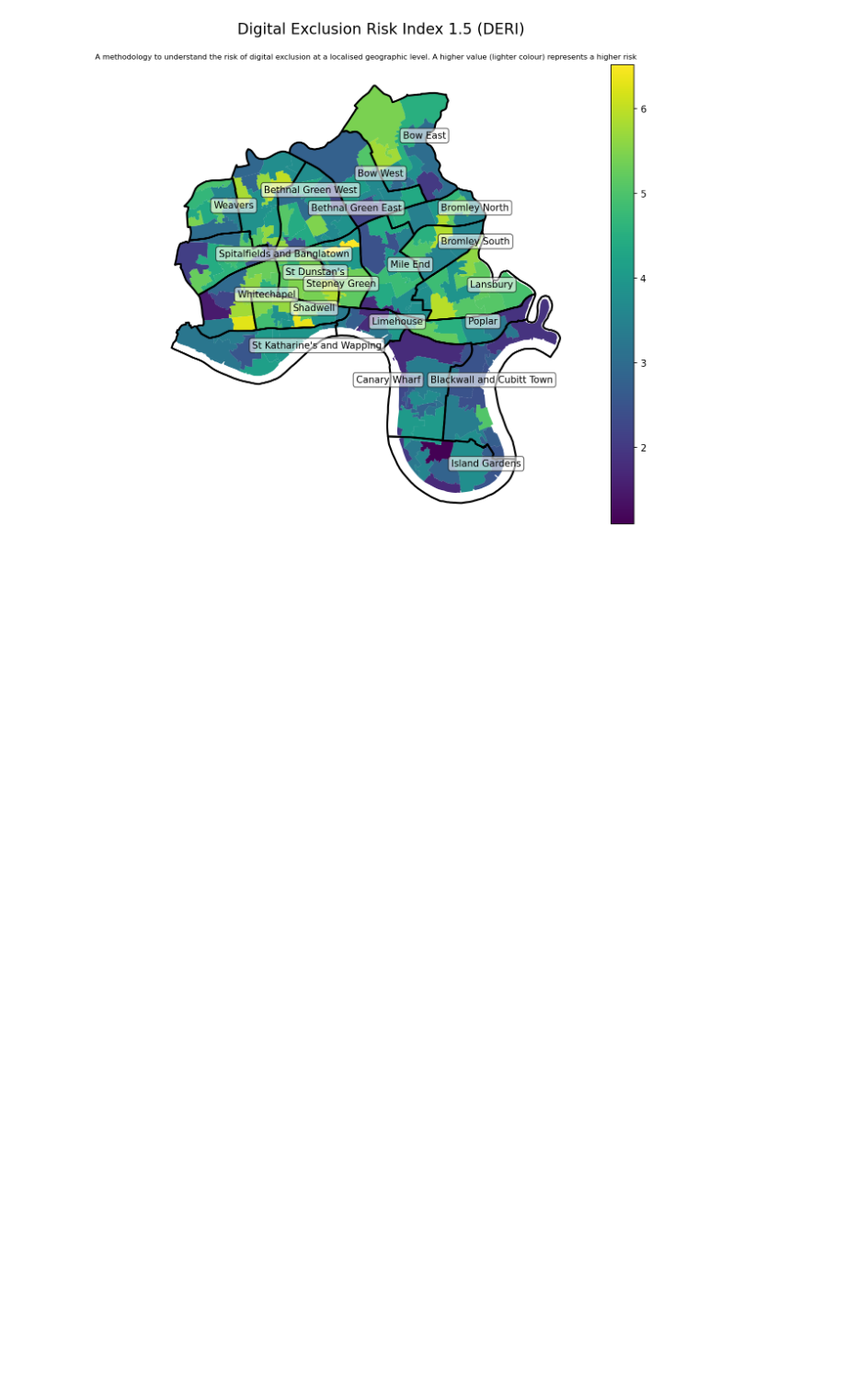
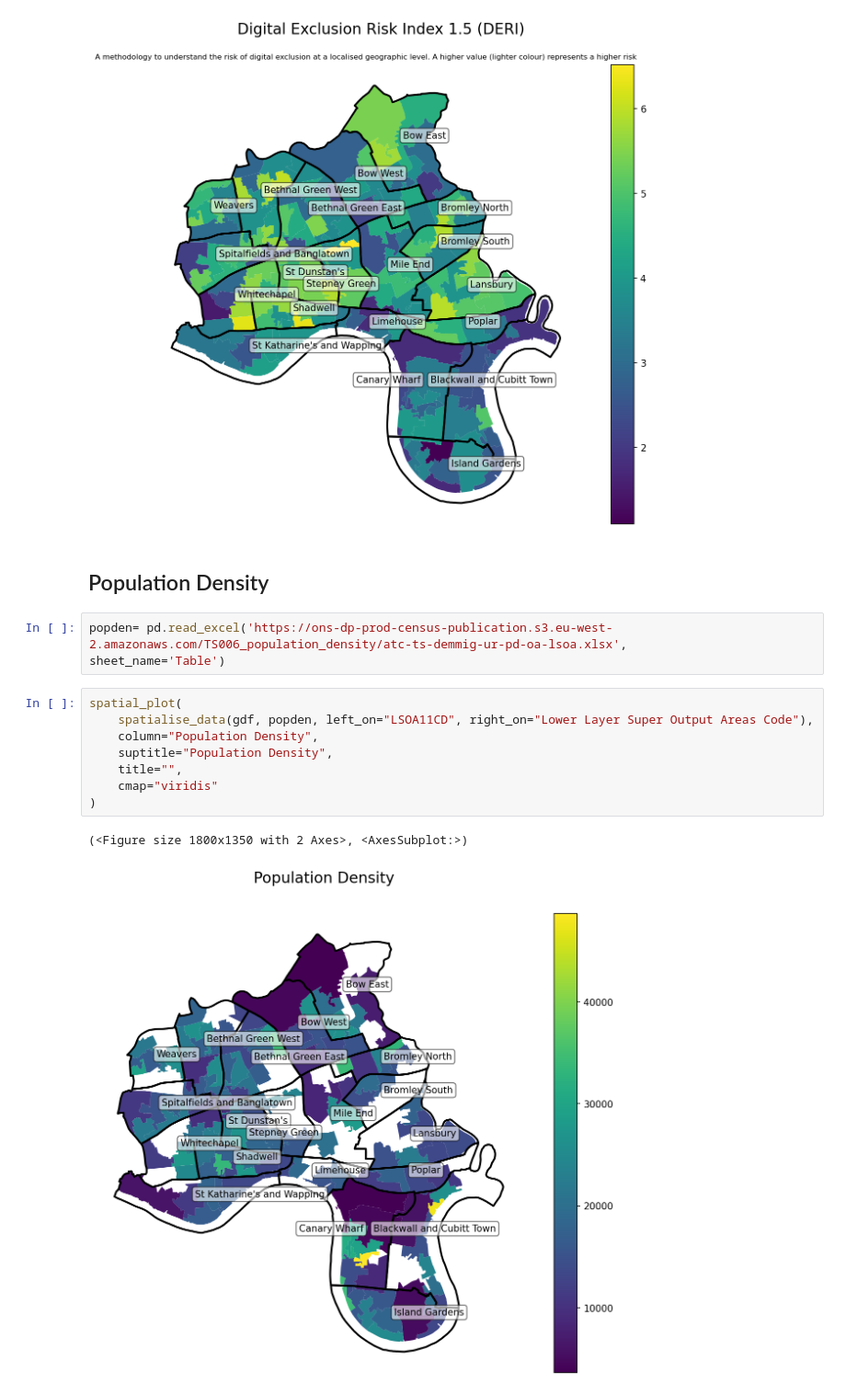
Before and after one commit to data-hamlets/census-data, a Jupyter notebook: notebooks/1.1-jl-census-2021-mapping.ipynb, the cells around one changed output. Shown at 92% size. Saved outputs shown, nothing was run; the diff lists cells and outputs as text; blank space fills up the shorter version.

Commit message:
population density

```diff
--- a/notebooks/1.1-jl-census-2021-mapping.ipynb
+++ b/notebooks/1.1-jl-census-2021-mapping.ipynb
@@ -174,3 +174,20 @@ spatial_plot(
 (<Figure size 1800x1350 with 2 Axes>,
  <AxesSubplot:title={'center':'A methodology to understand the risk of digital exclusion at a localised geographic level. A higher value (lighter colour) represents a higher risk'}>)
 [figure]
+# %% [markdown]
+Population Density
+--
+# %%
+popden= pd.read_excel('https://ons-dp-prod-census-publication.s3.eu-west-2.amazonaws.com/TS006_population_density/atc-ts-demmig-ur-pd-oa-lsoa.xlsx',
+sheet_name='Table')
+# %%
+spatial_plot(
+    spatialise_data(gdf, popden, left_on="LSOA11CD", right_on="Lower Layer Super Output Areas Code"),
+    column="Population Density",
+    suptitle="Population Density",
+    title="",
+    cmap="viridis"
+)
+# %% [output]
+(<Figure size 1800x1350 with 2 Axes>, <AxesSubplot:>)
+[figure, added]
```
